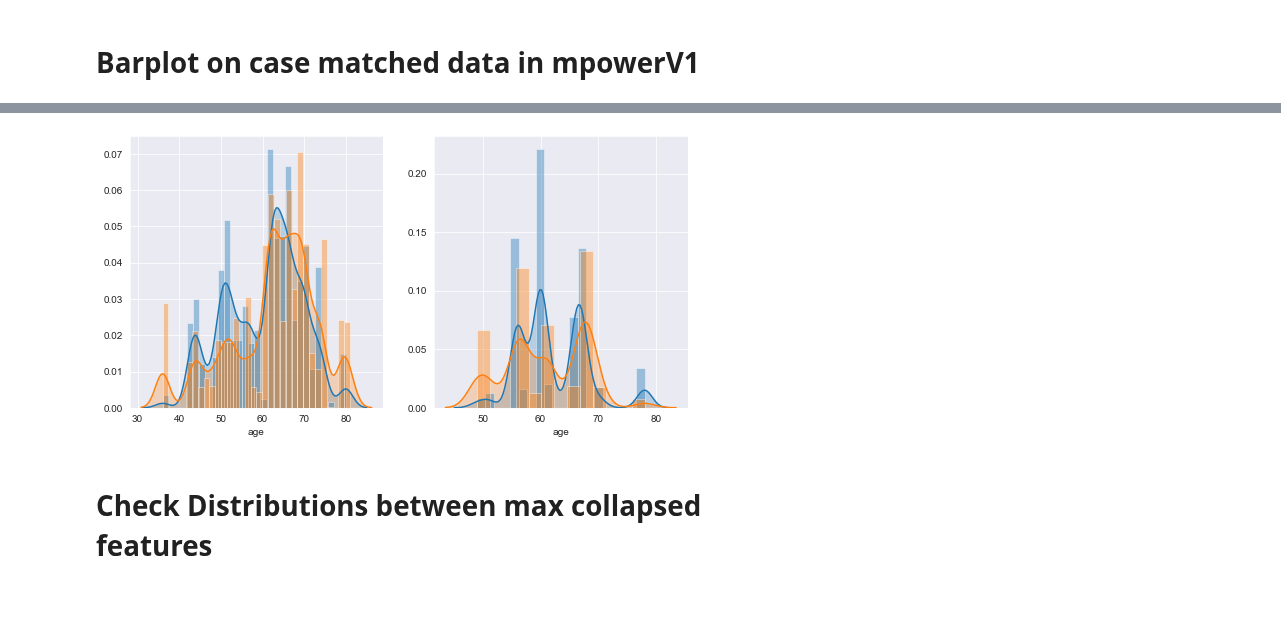
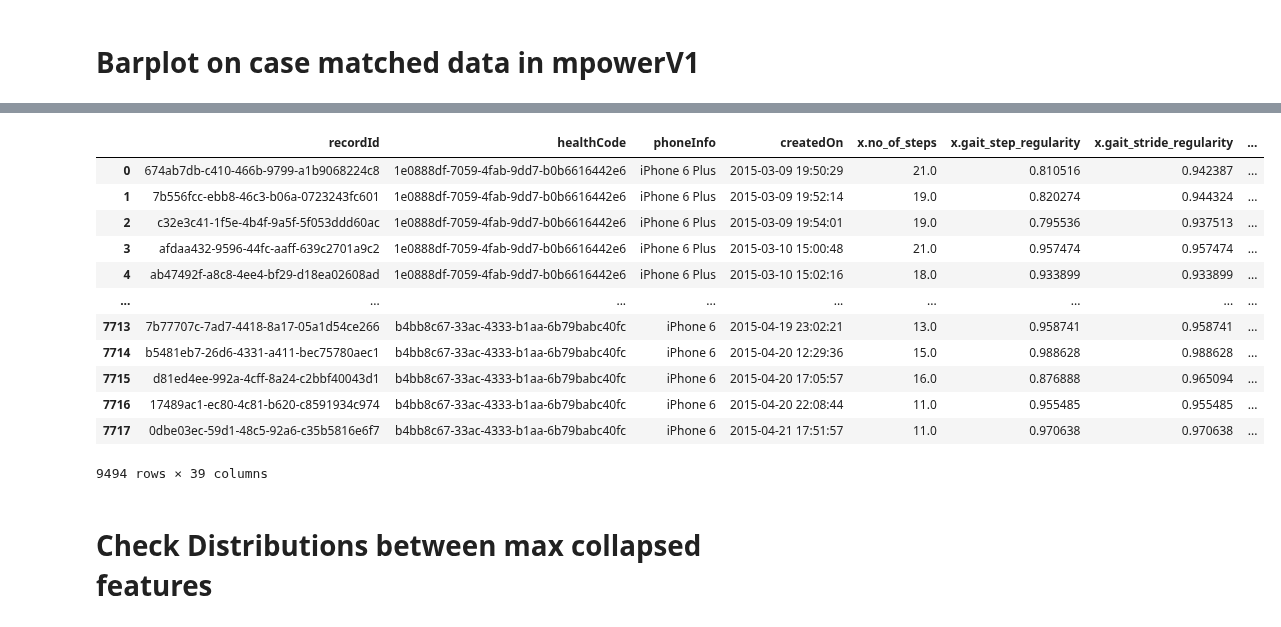
Before and after one commit to arytontediarjo/mPower-Analysis, a Jupyter notebook: Notebooks/FEATURE_ANALYSIS_WALKING.ipynb, the cells around one changed output, grey strips where cells are left out. Cells and saved outputs as stored; diff of their text form; code cells hidden in the pictures; blank space fills up the shorter version.

```diff
--- a/Notebooks/FEATURE_ANALYSIS_WALKING.ipynb
+++ b/Notebooks/FEATURE_ANALYSIS_WALKING.ipynb
@@ -50,8 +53,21 @@ def plot_age_distribution(data):
     plt.show()
-# %%
-plot_age_distribution(data)
-# %% [output]
-[figure, removed]
+# %%
+PD    = data[data["PD"] == 1]
+NONPD = data[data["PD"] == 1]
+# %% [output]
+|  | recordId | healthCode | phoneInfo | createdOn | x.no_of_steps | x.gait_step_regularity | x.gait_stride_regularity | ... |
+| 0 | 674ab7db-c410-466b-9799-a1b9068224c8 | 1e0888df-7059-4fab-9dd7-b0b6616442e6 | iPhone 6 Plus | 2015-03-09 19:50:29 | 21.0 | 0.810516 | 0.942387 | ... |
+| 1 | 7b556fcc-ebb8-46c3-b06a-0723243fc601 | 1e0888df-7059-4fab-9dd7-b0b6616442e6 | iPhone 6 Plus | 2015-03-09 19:52:14 | 19.0 | 0.820274 | 0.944324 | ... |
+| 2 | c32e3c41-1f5e-4b4f-9a5f-5f053ddd60ac | 1e0888df-7059-4fab-9dd7-b0b6616442e6 | iPhone 6 Plus | 2015-03-09 19:54:01 | 19.0 | 0.795536 | 0.937513 | ... |
+| 3 | afdaa432-9596-44fc-aaff-639c2701a9c2 | 1e0888df-7059-4fab-9dd7-b0b6616442e6 | iPhone 6 Plus | 2015-03-10 15:00:48 | 21.0 | 0.957474 | 0.957474 | ... |
+| 4 | ab47492f-a8c8-4ee4-bf29-d18ea02608ad | 1e0888df-7059-4fab-9dd7-b0b6616442e6 | iPhone 6 Plus | 2015-03-10 15:02:16 | 18.0 | 0.933899 | 0.933899 | ... |
+| ... | ... | ... | ... | ... | ... | ... | ... | ... |
+| 7713 | 7b77707c-7ad7-4418-8a17-05a1d54ce266 | b4bb8c67-33ac-4333-b1aa-6b79babc40fc | iPhone 6 | 2015-04-19 23:02:21 | 13.0 | 0.958741 | 0.958741 | ... |
+| 7714 | b5481eb7-26d6-4331-a411-bec75780aec1 | b4bb8c67-33ac-4333-b1aa-6b79babc40fc | iPhone 6 | 2015-04-20 12:29:36 | 15.0 | 0.988628 | 0.988628 | ... |
+| 7715 | d81ed4ee-992a-4cff-8a24-c2bbf40043d1 | b4bb8c67-33ac-4333-b1aa-6b79babc40fc | iPhone 6 | 2015-04-20 17:05:57 | 16.0 | 0.876888 | 0.965094 | ... |
+| 7716 | 17489ac1-ec80-4c81-b620-c8591934c974 | b4bb8c67-33ac-4333-b1aa-6b79babc40fc | iPhone 6 | 2015-04-20 22:08:44 | 11.0 | 0.955485 | 0.955485 | ... |
+| 7717 | 0dbe03ec-59d1-48c5-92a6-c35b5816e6f7 | b4bb8c67-33ac-4333-b1aa-6b79babc40fc | iPhone 6 | 2015-04-21 17:51:57 | 11.0 | 0.970638 | 0.970638 | ... |
+9494 rows × 39 columns
 # %%
 def aggregate_func(data, gender):
     if gender != "all":
```
Also changed, not shown: parts of 2 cells of this notebook, 1 other file.
